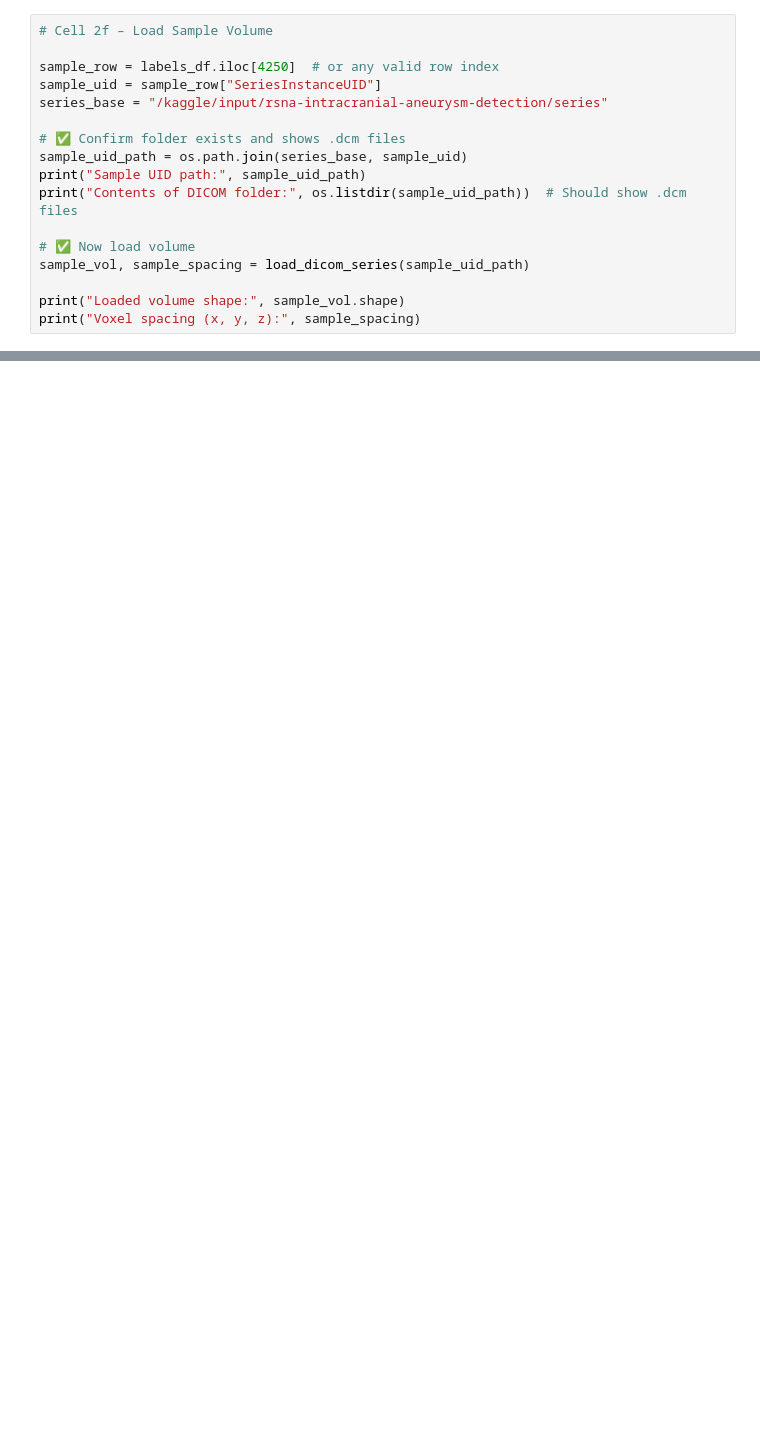
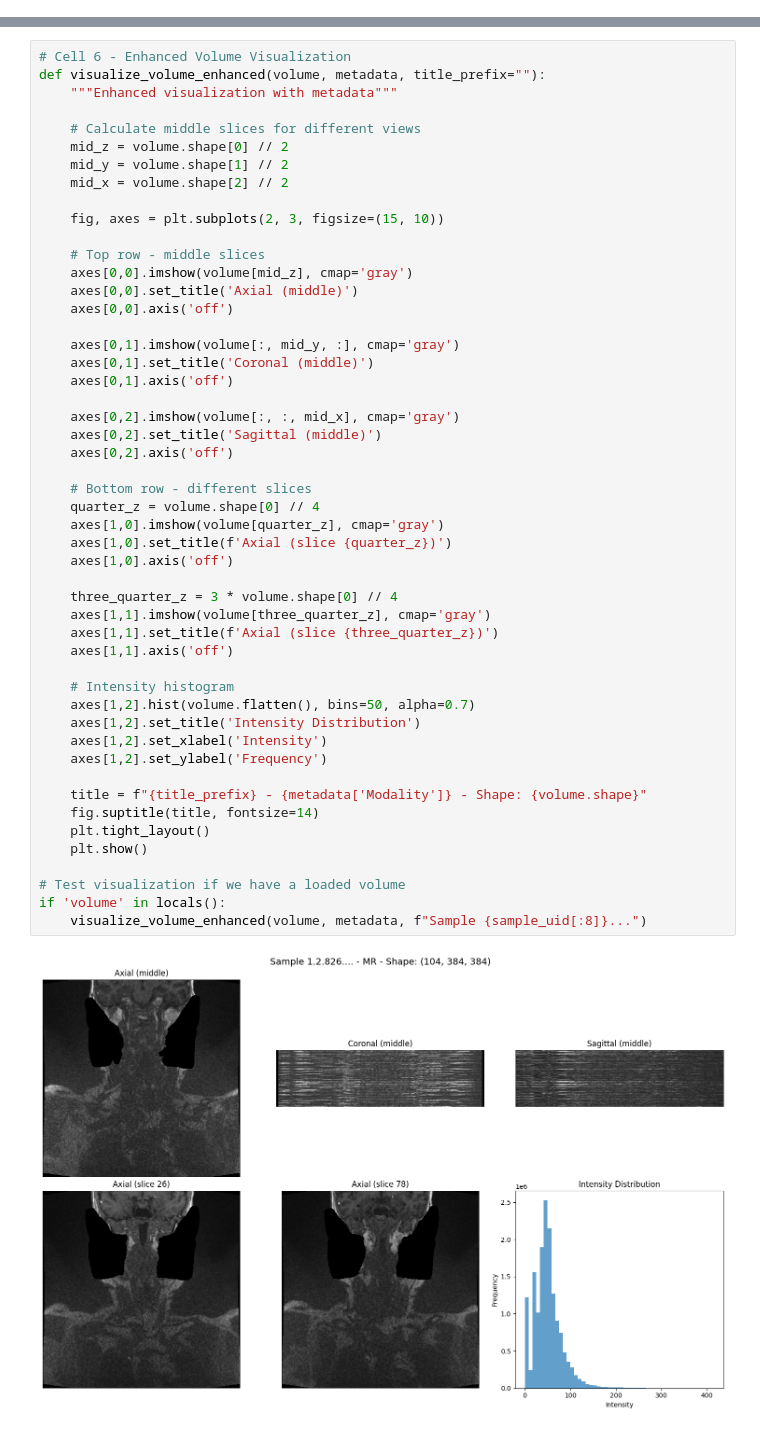
Before and after one commit to seamusmack/AIML-Resources, a Jupyter notebook: rsna-day1-load-ipynb.ipynb, the cells around one changed output, grey strips where cells are left out. Drawn from its saved outputs; the diff is of its cells as text; blank space fills up the shorter version.

Commit message:
Kaggle Notebook | RSNA_Day1_Load.ipynb | Version 6

```diff
--- a/rsna-day1-load-ipynb.ipynb
+++ b/rsna-day1-load-ipynb.ipynb
@@ -58,17 +12,0 @@ print("Labels DataFrame loaded:", labels_df.shape)
-# %%
-# Cell 2f – Load Sample Volume
-
-sample_row = labels_df.iloc[4250]  # or any valid row index
-sample_uid = sample_row["SeriesInstanceUID"]
-series_base = "/kaggle/input/rsna-intracranial-aneurysm-detection/series"
-
-# ✅ Confirm folder exists and shows .dcm files
-sample_uid_path = os.path.join(series_base, sample_uid)
-print("Sample UID path:", sample_uid_path)
-print("Contents of DICOM folder:", os.listdir(sample_uid_path))  # Should show .dcm files
-
-# ✅ Now load volume
-sample_vol, sample_spacing = load_dicom_series(sample_uid_path)
-
-print("Loaded volume shape:", sample_vol.shape)
-print("Voxel spacing (x, y, z):", sample_spacing)
@@ -206,0 +192,52 @@ show_volume_slices(cta_normalized, title=f"CTA – Patient {sample_patient}")
+# %%
+# Cell 6 - Enhanced Volume Visualization
+def visualize_volume_enhanced(volume, metadata, title_prefix=""):
+    """Enhanced visualization with metadata"""
+
+    # Calculate middle slices for different views
+    mid_z = volume.shape[0] // 2
+    mid_y = volume.shape[1] // 2
+    mid_x = volume.shape[2] // 2
+
+    fig, axes = plt.subplots(2, 3, figsize=(15, 10))
+
+    # Top row - middle slices
+    axes[0,0].imshow(volume[mid_z], cmap='gray')
+    axes[0,0].set_title('Axial (middle)')
+    axes[0,0].axis('off')
+
+    axes[0,1].imshow(volume[:, mid_y, :], cmap='gray')
+    axes[0,1].set_title('Coronal (middle)')
+    axes[0,1].axis('off')
+
+    axes[0,2].imshow(volume[:, :, mid_x], cmap='gray')
+    axes[0,2].set_title('Sagittal (middle)')
+    axes[0,2].axis('off')
+
+    # Bottom row - different slices
+    quarter_z = volume.shape[0] // 4
+    axes[1,0].imshow(volume[quarter_z], cmap='gray')
+    axes[1,0].set_title(f'Axial (slice {quarter_z})')
+    axes[1,0].axis('off')
+
+    three_quarter_z = 3 * volume.shape[0] // 4
+    axes[1,1].imshow(volume[three_quarter_z], cmap='gray')
+    axes[1,1].set_title(f'Axial (slice {three_quarter_z})')
+    axes[1,1].axis('off')
+
+    # Intensity histogram
+    axes[1,2].hist(volume.flatten(), bins=50, alpha=0.7)
+    axes[1,2].set_title('Intensity Distribution')
+    axes[1,2].set_xlabel('Intensity')
+    axes[1,2].set_ylabel('Frequency')
+
+    title = f"{title_prefix} - {metadata['Modality']} - Shape: {volume.shape}"
+    fig.suptitle(title, fontsize=14)
+    plt.tight_layout()
+    plt.show()
+
+# Test visualization if we have a loaded volume
+if 'volume' in locals():
+    visualize_volume_enhanced(volume, metadata, f"Sample {sample_uid[:8]}...")
+# %% [output]
+[figure, added]
```
Also changed, not shown: parts of 28 cells of this notebook.
